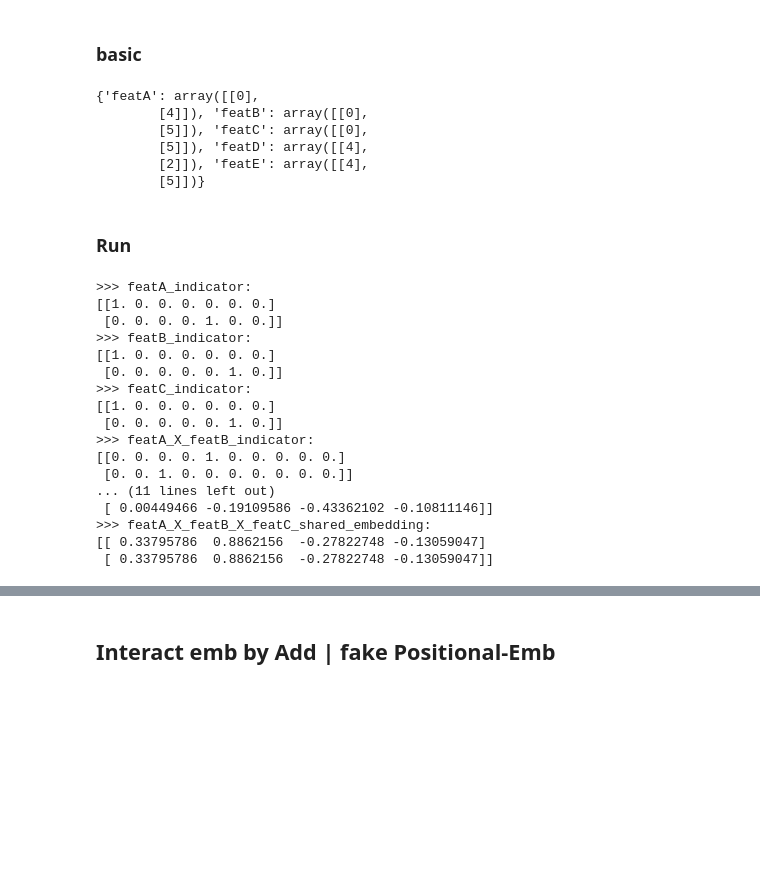
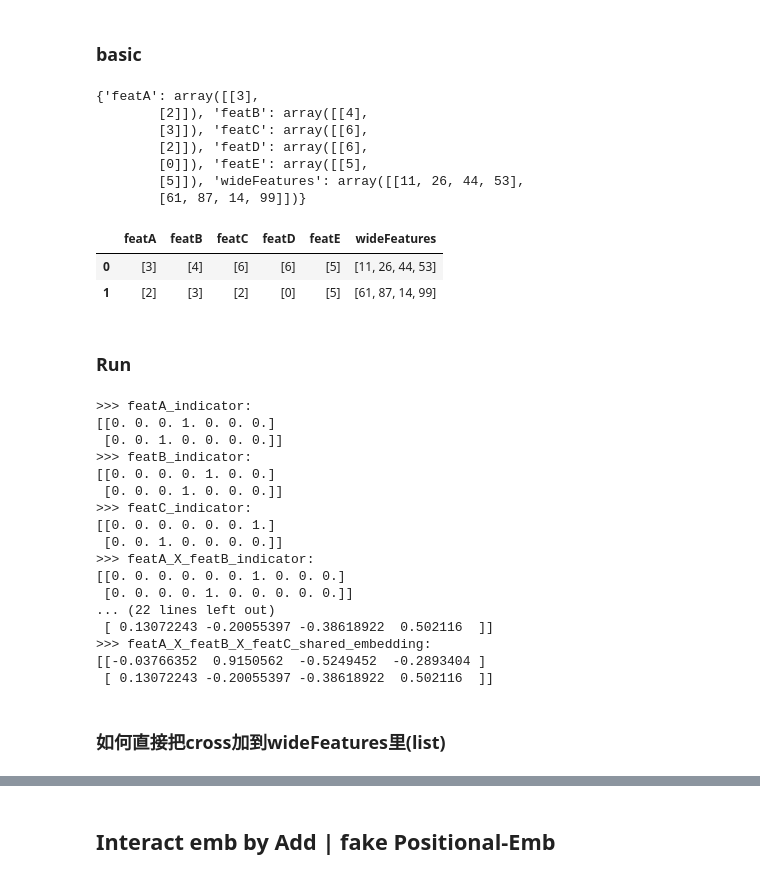
Before and after one commit to Zachary4biz/notebook_collection, a Jupyter notebook: TensorflowEstimatorNFeatureColumn.ipynb, the cells around one changed output, grey strips where cells are left out. Drawn from its saved outputs; the diff is of its cells as text; code cells hidden in the pictures; blank space fills up the shorter version.

```diff
--- a/TensorflowEstimatorNFeatureColumn.ipynb
+++ b/TensorflowEstimatorNFeatureColumn.ipynb
@@ -227,29 +239,38 @@ array([[0., 0., 0., 0., 0., 0., 0., 0., 0., 1.],
 # %%
 num_buckets_deep=7
 dims_embs_deep=4
 _batch_size=2
 
 # features
 features = {}
 features["featA"] = np.random.randint(num_buckets_deep, size=(_batch_size, 1))
 features["featB"] = np.random.randint(num_buckets_deep, size=(_batch_size, 1))
 features["featC"] = np.random.randint(num_buckets_deep, size=(_batch_size, 1))
 features["featD"] = np.random.randint(num_buckets_deep, size=(_batch_size, 1))
 features["featE"] = np.random.randint(num_buckets_deep, size=(_batch_size, 1))
+features["wideFeatures"] = np.random.randint(100, size=(_batch_size, 4))
 features
+pd.DataFrame({k:v.tolist() for k,v in features.items()})
 # %% [output]
-{'featA': array([[0],
-        [4]]), 'featB': array([[0],
-        [5]]), 'featC': array([[0],
-        [5]]), 'featD': array([[4],
-        [2]]), 'featE': array([[4],
-        [5]])}
+{'featA': array([[3],
+        [2]]), 'featB': array([[4],
+        [3]]), 'featC': array([[6],
+        [2]]), 'featD': array([[6],
+        [0]]), 'featE': array([[5],
+        [5]]), 'wideFeatures': array([[11, 26, 44, 53],
+        [61, 87, 14, 99]])}
+|  | featA | featB | featC | featD | featE | wideFeatures |
+| 0 | [3] | [4] | [6] | [6] | [5] | [11, 26, 44, 53] |
+| 1 | [2] | [3] | [2] | [0] | [5] | [61, 87, 14, 99] |
 # %% [markdown]
 ### Run
 # %%
 tf.reset_default_graph()
 
 # codec column
+fc_wide = fc.categorical_column_with_identity("wideFeatures", 100)
+fc_idx_wide = fc.indicator_column(fc_wide)
+
 featA_cat_column = fc.categorical_column_with_identity("featA", num_buckets_deep, 0)
 featA_idx_column = fc.indicator_column(featA_cat_column)
 
@@ -275,7 +296,8 @@ to_be_input = [featA_idx_column,
                featAxB_idx_column,
                featAxB_emb_column,
                featAxBxC_idx_column,
-               featAxBxC_emb_column]+shaerd_emb_columns
+               featAxBxC_emb_column,
+               fc_idx_wide]+shaerd_emb_columns
 inp_layer_list = [fc.input_layer(features,i) for i in to_be_input]
 
 with tf.Session() as sess:
@@ -285,19 +307,21 @@ with tf.Session() as sess:
         print(">>> {}:\n{}".format(k,v))
 # %% [output]
 >>> featA_indicator:
-[[1. 0. 0. 0. 0. 0. 0.]
- [0. 0. 0. 0. 1. 0. 0.]]
+[[0. 0. 0. 1. 0. 0. 0.]
+ [0. 0. 1. 0. 0. 0. 0.]]
 >>> featB_indicator:
-[[1. 0. 0. 0. 0. 0. 0.]
- [0. 0. 0. 0. 0. 1. 0.]]
+[[0. 0. 0. 0. 1. 0. 0.]
+ [0. 0. 0. 1. 0. 0. 0.]]
 >>> featC_indicator:
-[[1. 0. 0. 0. 0. 0. 0.]
- [0. 0. 0. 0. 0. 1. 0.]]
+[[0. 0. 0. 0. 0. 0. 1.]
+ [0. 0. 1. 0. 0. 0. 0.]]
 >>> featA_X_featB_indicator:
-[[0. 0. 0. 0. 1. 0. 0. 0. 0. 0.]
- [0. 0. 1. 0. 0. 0. 0. 0. 0. 0.]]
-... (11 lines left out)
- [ 0.00449466 -0.19109586 -0.43362102 -0.10811146]]
+[[0. 0. 0. 0. 0. 0. 1. 0. 0. 0.]
+ [0. 0. 0. 0. 1. 0. 0. 0. 0. 0.]]
+... (22 lines left out)
+ [ 0.13072243 -0.20055397 -0.38618922  0.502116  ]]
 >>> featA_X_featB_X_featC_shared_embedding:
-[[ 0.33795786  0.8862156  -0.27822748 -0.13059047]
- [ 0.33795786  0.8862156  -0.27822748 -0.13059047]]
+[[-0.03766352  0.9150562  -0.5249452  -0.2893404 ]
+ [ 0.13072243 -0.20055397 -0.38618922  0.502116  ]]
+# %% [markdown]
+### 如何直接把cross加到wideFeatures里(list)
```
Also changed, not shown: parts of 23 cells of this notebook, 1 other file.
